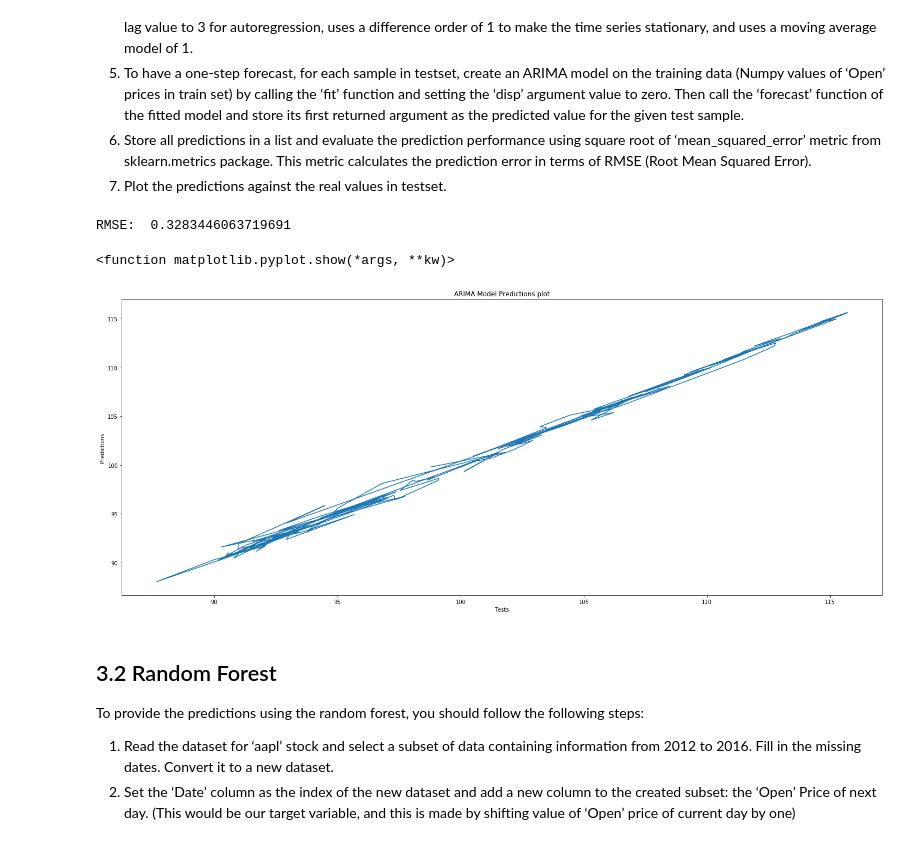
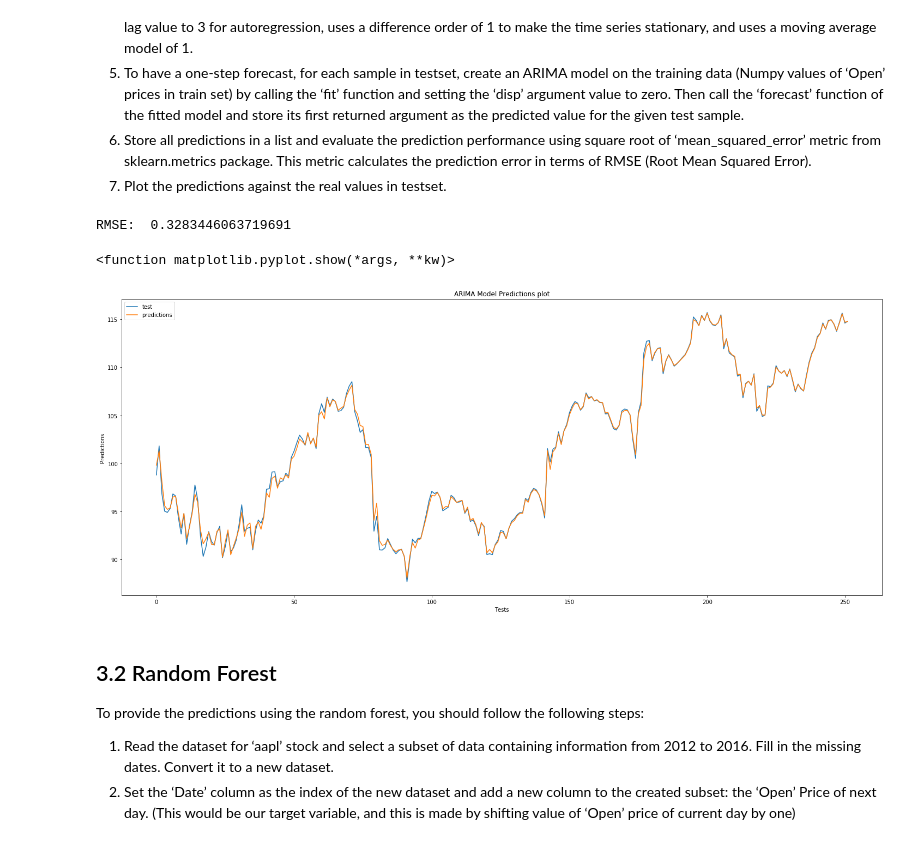
Before and after one commit to wndessy/data_science, a Jupyter notebook: notebooks/winnie.ndessy.timeseries.ipynb, the cells around one changed output. Saved outputs shown, nothing was run; the diff lists cells and outputs as text; code cells hidden in the pictures.

```diff
--- a/notebooks/winnie.ndessy.timeseries.ipynb
+++ b/notebooks/winnie.ndessy.timeseries.ipynb
@@ -201,35 +205,39 @@ filteredf=df.loc['2014':'2016']
 newdf=filteredf.Open
 # dividing the dataset into test and training sets
 train=newdf.loc['2014':'2015']
 test=newdf.loc['2016']
 # initializing training set and prediction values
 training_set=train.values
 predictions=[];
 for i,v in test.items():
 #     train and fit the model
     training_set=np.append(training_set,test[:i].values)
     model = ARIMA(training_set, order=(3,1,0))
     model_fit = model.fit(disp=0)
     forecast=model_fit.forecast()[0]
+#     print (forecast)
 #      store all the predictions of forecast
     predictions.append(forecast)
 #     break # used for testing
 
 # Compute root mean square error
 rmse = math.sqrt(mean_squared_error(test.values, predictions))
 print('RMSE: ', rmse)
 # # Plot data
 fig1 = plt.figure(figsize=[25,10])
 ax1 = fig1.add_subplot(111)
 ax1.set_title('ARIMA Model Predictions plot')
 ax1.set_xlabel('Tests')
 ax1.set_ylabel('Predictions')
-ax1.plot(test.values, predictions)
+# ax1.plot(test.values, predictions)
+ax1.plot(test.values,label='test')
+ax1.plot(predictions,label='predictions')
+ax1.legend(loc='best')
 plt.show
 # %% [output]
 RMSE:  0.3283446063719691
 <function matplotlib.pyplot.show(*args, **kw)>
-[figure, old version]
+[figure, new version]
 # %% [markdown]
 ## 3.2 Random Forest
 To provide the predictions using the random forest, you should follow the
```
Also changed, not shown: parts of 2 cells of this notebook.
